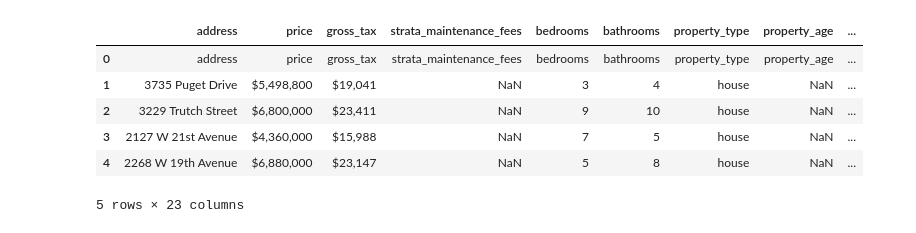
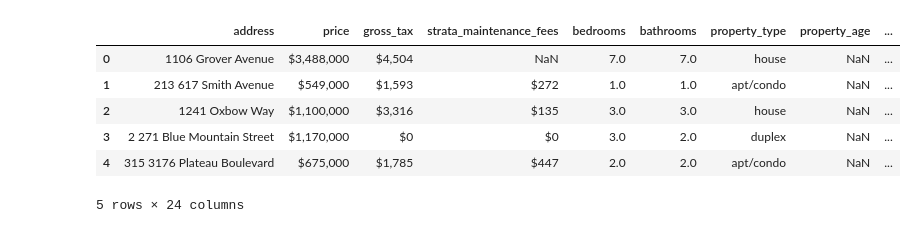
Before and after one commit to Real-Estate-Predictor/Real-Estate-Predictor-V2, a Jupyter notebook: data_cleaning/clean_data.ipynb, the cells around one changed output. Saved outputs shown, nothing was run; the diff lists cells and outputs as text; code cells hidden in the pictures.

```diff
--- a/data_cleaning/clean_data.ipynb
+++ b/data_cleaning/clean_data.ipynb
@@ -9,0 +8,3 @@ in_file_path = 'data/raw_data.csv'
+# %%
+in_file_path = '../data/raw_2023_04_19/combined_data.csv'
+out_file_path = '../data/raw_2023_04_19/clean_combined_data.csv'
@@ -10,36 +18,37 @@ in_file_path = 'data/raw_data.csv'
 # %%
-data = pd.read_csv(in_file_path, header=None, on_bad_lines='skip')
 
 data.columns = column_names = [
 "address",
 "price",
 "gross_tax",
 "strata_maintenance_fees",
 "bedrooms",
 "bathrooms",
 "property_type",
 "property_age",
 "title",
 "style",
 "heating_type",
 "feature",
 "amenities",
 "appliances",
 "community",
 "days_on_rew",
 "property_views",
 "mls®_number",
 "source",
 'frontage',
 'lot_size',
 'year_built',
-'depth']
+'depth',
+'half_bathrooms'
+]
 data.head()
 # %% [output]
 |  | address | price | gross_tax | strata_maintenance_fees | bedrooms | bathrooms | property_type | property_age | ... |
-| 0 | address | price | gross_tax | strata_maintenance_fees | bedrooms | bathrooms | property_type | property_age | ... |
-| 1 | 3735 Puget Drive | $5,498,800 | $19,041 | NaN | 3 | 4 | house | NaN | ... |
-| 2 | 3229 Trutch Street | $6,800,000 | $23,411 | NaN | 9 | 10 | house | NaN | ... |
-| 3 | 2127 W 21st Avenue | $4,360,000 | $15,988 | NaN | 7 | 5 | house | NaN | ... |
-| 4 | 2268 W 19th Avenue | $6,880,000 | $23,147 | NaN | 5 | 8 | house | NaN | ... |
+| 0 | 1106 Grover Avenue | $3,488,000 | $4,504 | NaN | 7.0 | 7.0 | house | NaN | ... |
+| 1 | 213 617 Smith Avenue | $549,000 | $1,593 | $272 | 1.0 | 1.0 | apt/condo | NaN | ... |
+| 2 | 1241 Oxbow Way | $1,100,000 | $3,316 | $135 | 3.0 | 3.0 | house | NaN | ... |
+| 3 | 2 271 Blue Mountain Street | $1,170,000 | $0 | $0 | 3.0 | 2.0 | duplex | NaN | ... |
+| 4 | 315 3176 Plateau Boulevard | $675,000 | $1,785 | $447 | 2.0 | 2.0 | apt/condo | NaN | ... |
-5 rows × 23 columns
+5 rows × 24 columns
```
Also changed, not shown: parts of 14 cells of this notebook, 8 other files.
